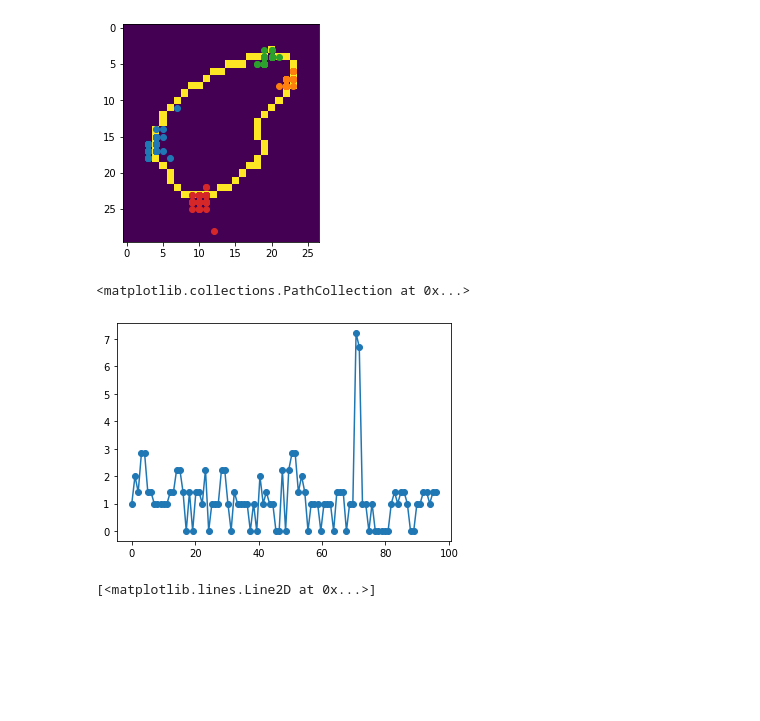
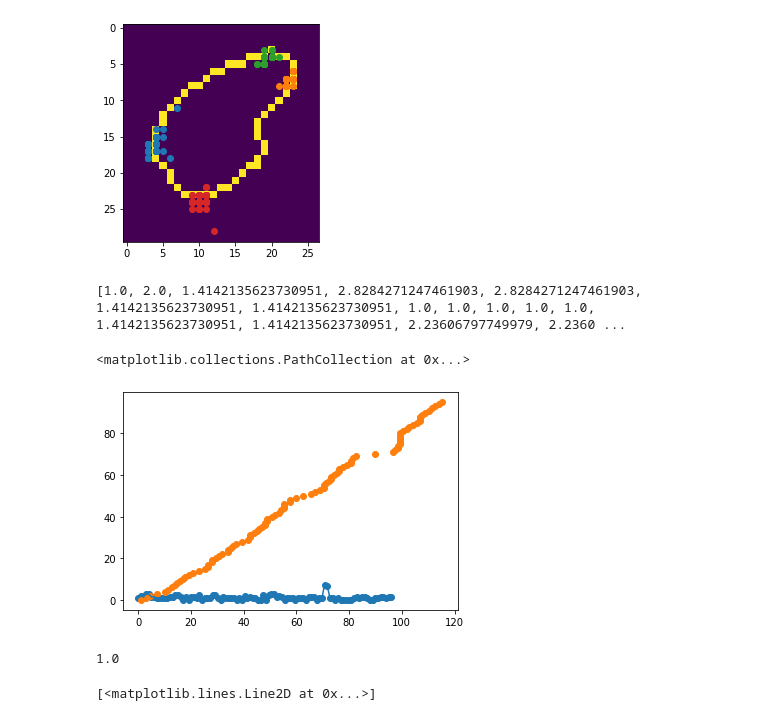
Before and after one commit to BiratalWagle/CellTensionFinal, a Jupyter notebook: Cellpose_Displacement_SCA_2.ipynb, the cells around one changed output. Cells and saved outputs as stored; diff of their text form; code cells hidden in the pictures; blank space fills up the shorter version.

```diff
--- a/Cellpose_Displacement_SCA_2.ipynb
+++ b/Cellpose_Displacement_SCA_2.ipynb
@@ -143,14 +143,31 @@ plt.imshow(outl)
 # %%
 dis = Modules_Displacement.GetDisplacement(L1, L2)
 x = np.linspace(0, len(dis), len(dis))
+
 plt.plot(x, dis)
 plt.scatter(x, dis)
 
+Y = dis
+
+
+print(Y)
+cummulation =  [Y[0]]
+for i in range(1,len(Y)):
+    cummulation.append(Y[i] + cummulation[i - 1])
+
+
+plt.scatter(cummulation, np.arange(0, len(cummulation), 1))
+#print(cummulation)
 # The Results aren't what we expect, however, whether this is because of the cell segmentation or because of the
 # Vertex Detection remains to be seen
 # %% [output]
-<matplotlib.collections.PathCollection at 0x...>
+[1.0, 2.0, 1.4142135623730951, 2.8284271247461903, 2.8284271247461903, 1.4142135623730951, 1.4142135623730951, 1.0, 1.0, 1.0, 1.0, 1.0, 1.4142135623730951, 1.4142135623730951, 2.23606797749979, 2.2360 ...
+<matplotlib.collections.PathCollection at 0x...>
-[figure, old version]
+[figure, new version]
+# %%
+w
+# %% [output]
+1.0
 # %%
 dis2 = Modules_Displacement.GetMSE(maskList)
 plt.plot(x, dis2)
```
Also changed, not shown: parts of 1 cell of this notebook, 1 other file.
